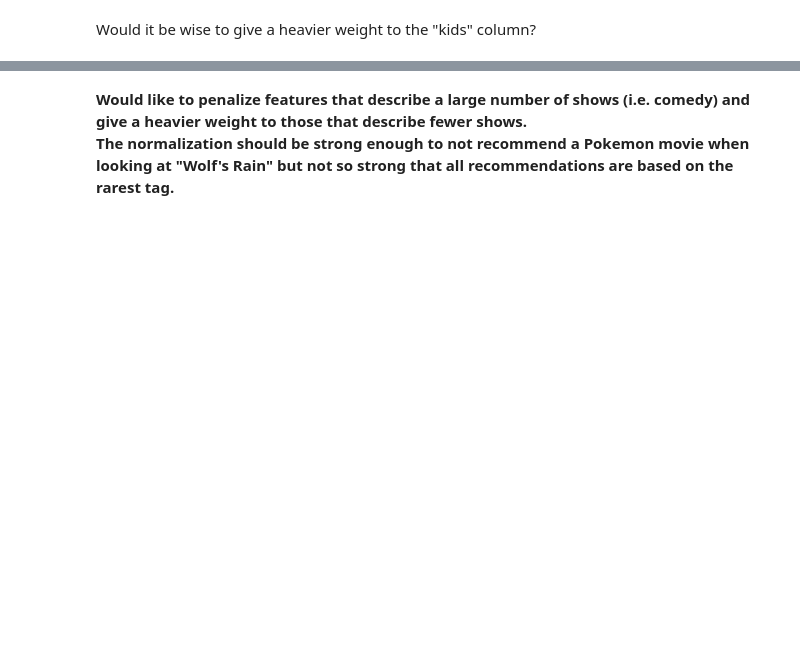
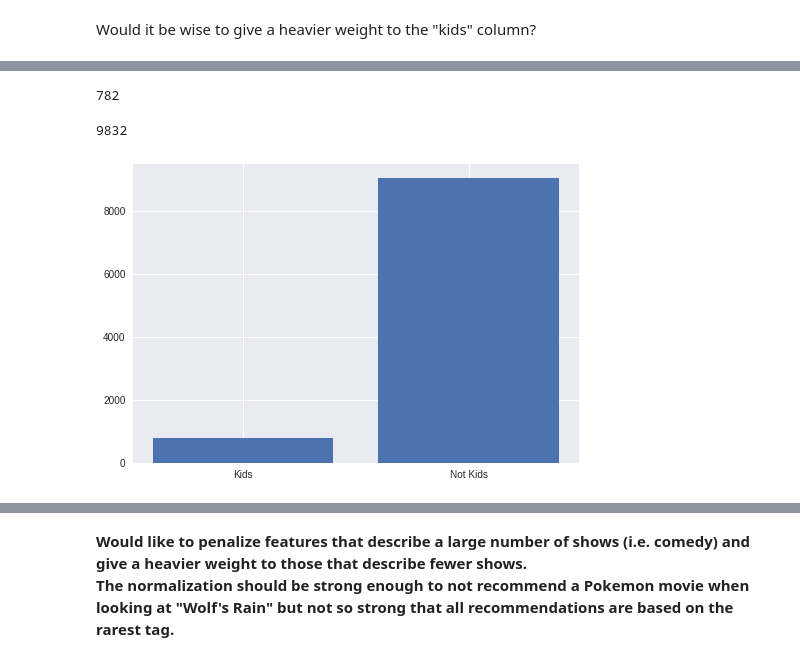
Before and after one commit to sn-ekstrand/content-based-anime-recommender, a Jupyter notebook: initial_eda.ipynb, the cells around one changed output, grey strips where cells are left out. Cells and saved outputs as stored; diff of their text form; code cells hidden in the pictures; blank space fills up the shorter version.

```diff
--- a/initial_eda.ipynb
+++ b/initial_eda.ipynb
@@ -180,3 +353,15 @@ plt.hist(df['kids']);
+# %%
+total_per_feature['kids']
+# %% [output]
+782
+# %%
+len(df)
+# %% [output]
+9832
+# %%
+plt.bar(['Kids', 'Not Kids'], [total_per_feature['kids'], len(df) - total_per_feature['kids']]);
+# %% [output]
+[figure, added]
 # %%
 plt.hist(total_per_feature, bins=50)
 plt.ylabel('Number of Tags')
```
Also changed, not shown: parts of 58 cells of this notebook.
